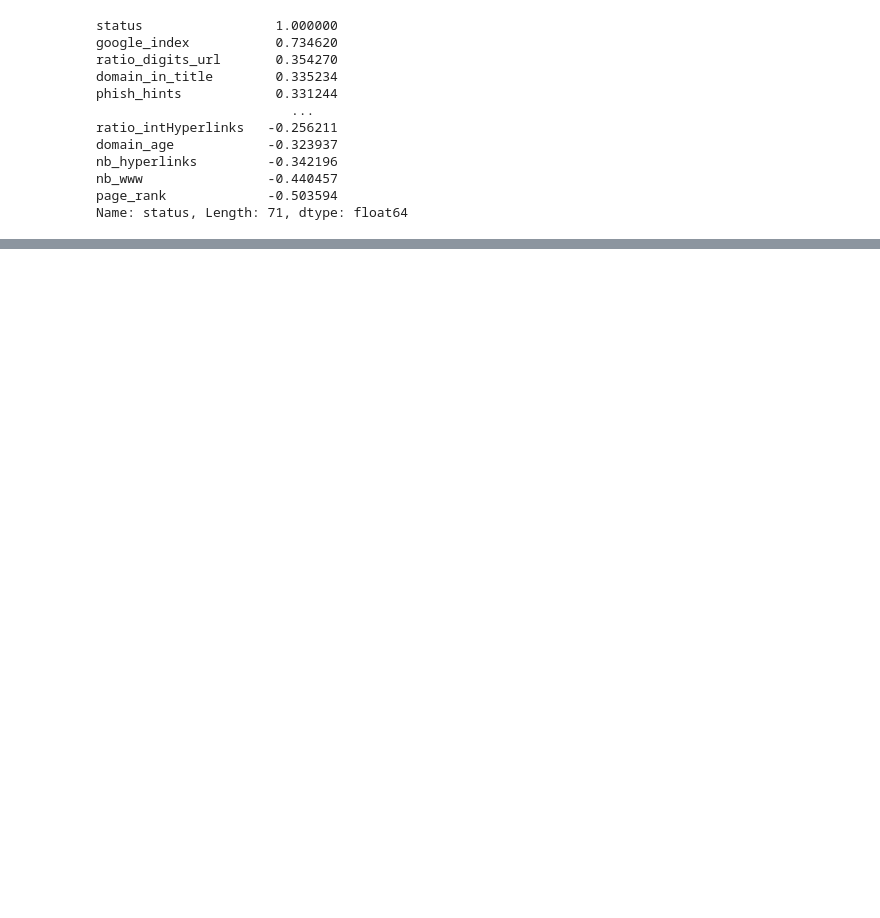
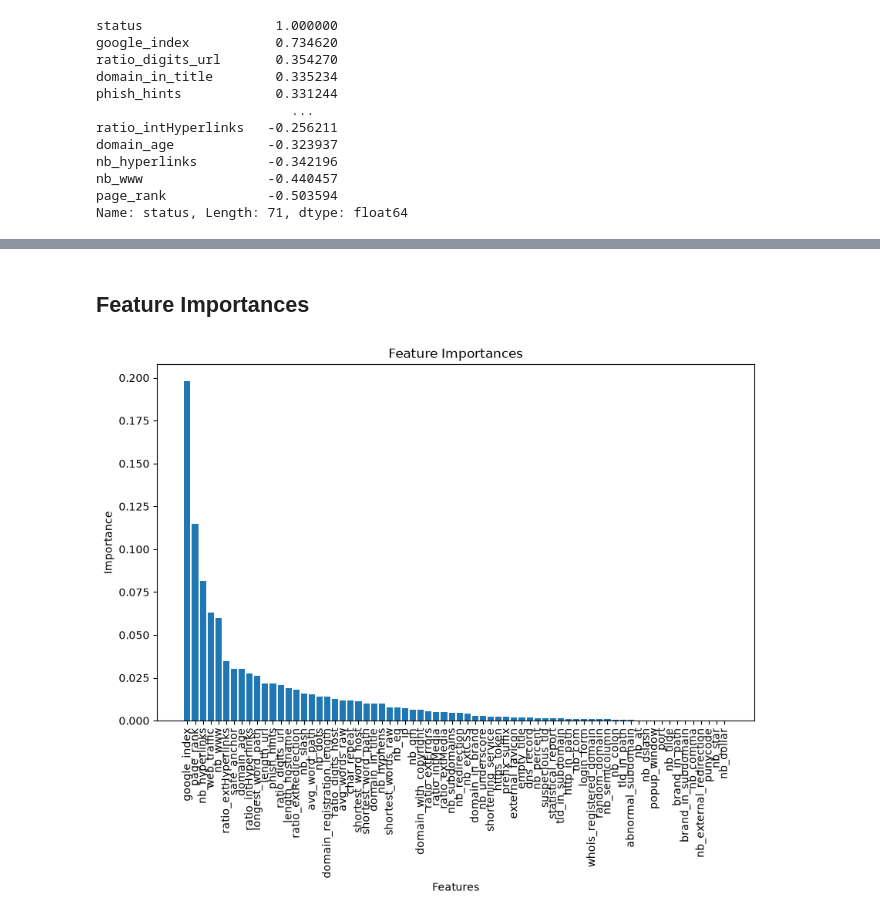
Before and after one commit to tyreseGill/url-risk-analysis-system, a Jupyter notebook: notebooks/00_dataset_overview.ipynb, the cells around one changed output, grey strips where cells are left out. Cells and saved outputs as stored; diff of their text form; code cells hidden in the pictures; blank space fills up the shorter version.

Commit message:
feat: add random forest model + feature importance

```diff
--- a/notebooks/00_dataset_overview.ipynb
+++ b/notebooks/00_dataset_overview.ipynb
@@ -252,0 +242,3 @@ Name: status, Length: 71, dtype: float64
+# %%
+rf = RandomForestClassifier(random_state=41)
+test_model(rf, cleaned_data_frame_2)
@@ -252,0 +267,6 @@ Name: status, Length: 71, dtype: float64
+# %% [markdown]
+## Feature Importances
+# %%
+plot_feature_importance(rf)
+# %% [output]
+[figure, added]
```
Also changed, not shown: parts of 11 cells of this notebook.
